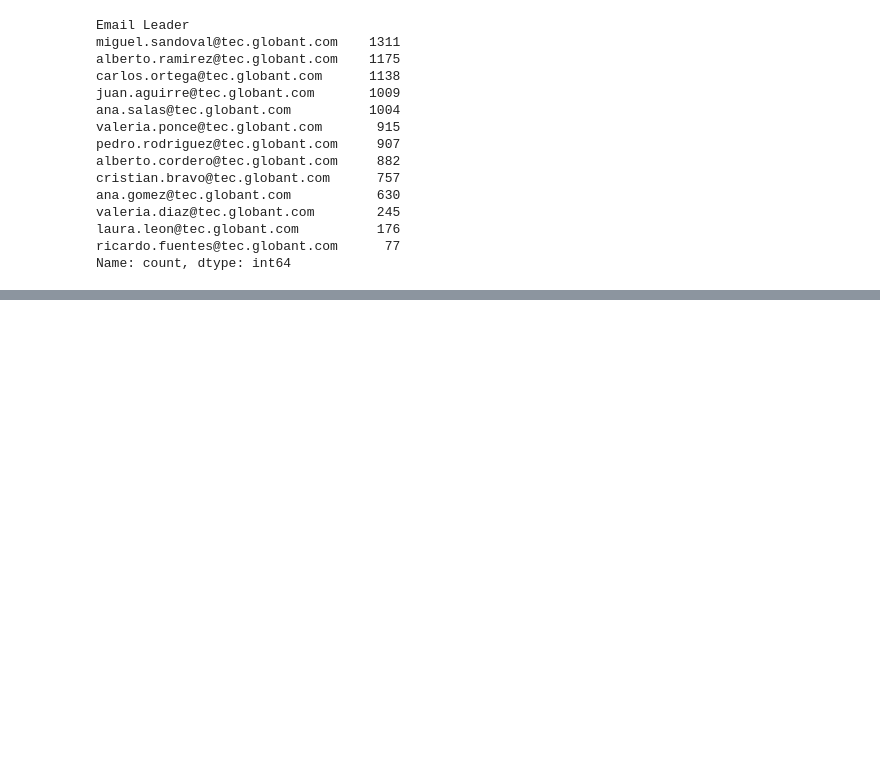
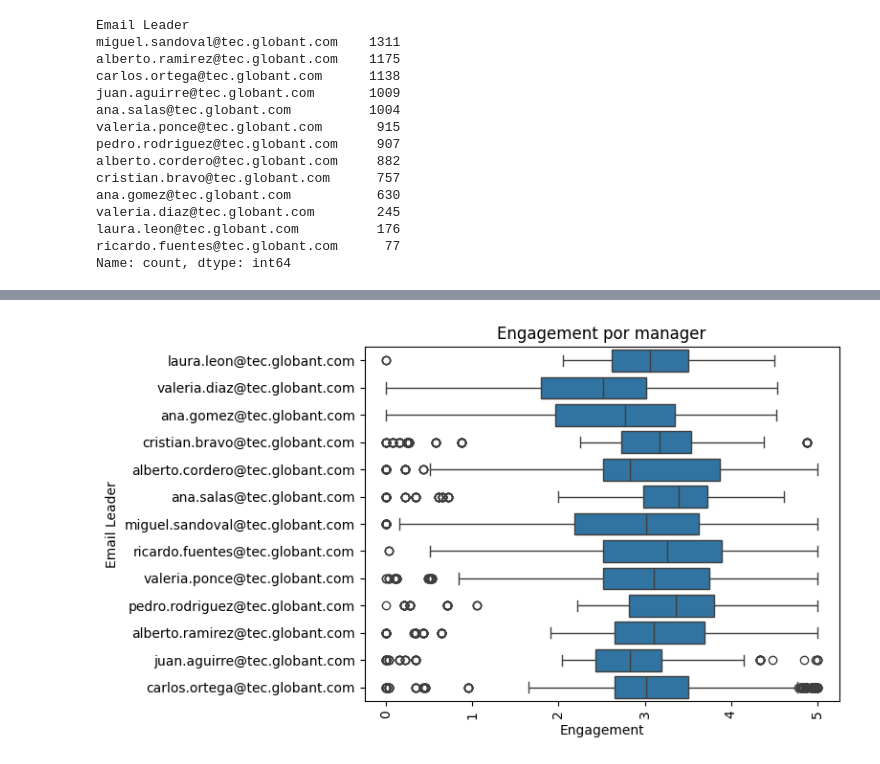
Before and after one commit to Gusty5/project_globant, a Jupyter notebook: notebooks/cleaning.ipynb, the cells around one changed output, grey strips where cells are left out. Saved outputs shown, nothing was run; the diff lists cells and outputs as text; code cells hidden in the pictures; blank space fills up the shorter version.

```diff
--- a/notebooks/cleaning.ipynb
+++ b/notebooks/cleaning.ipynb
@@ -147,0 +185,7 @@ memory usage: 1.3+ MB
+# %%
+sns.boxplot(y="Email Leader", x='Engagement', data=data)
+plt.title("Engagement por manager")
+plt.xticks(rotation=90)
+plt.show()
+# %% [output]
+[figure, added]
```
Also changed, not shown: parts of 13 cells of this notebook.
